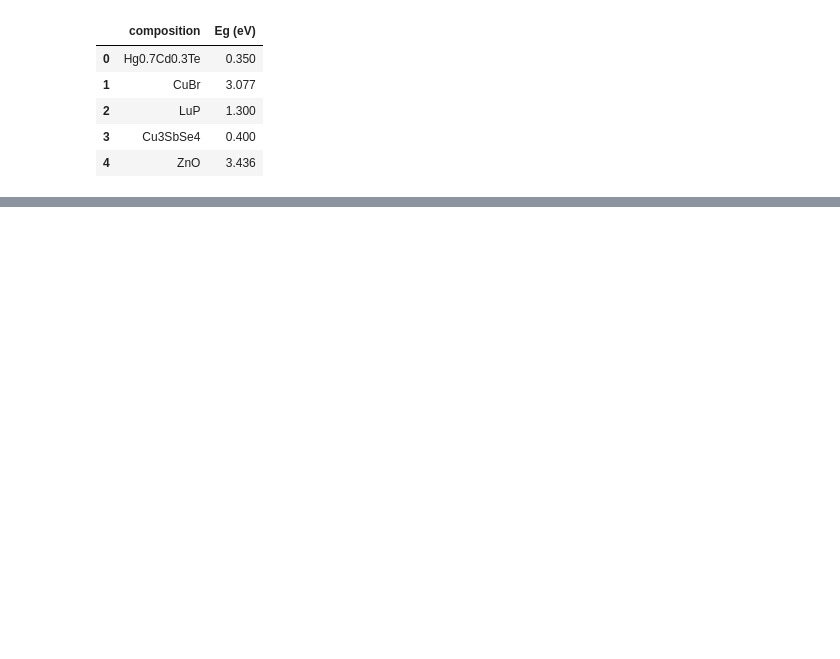
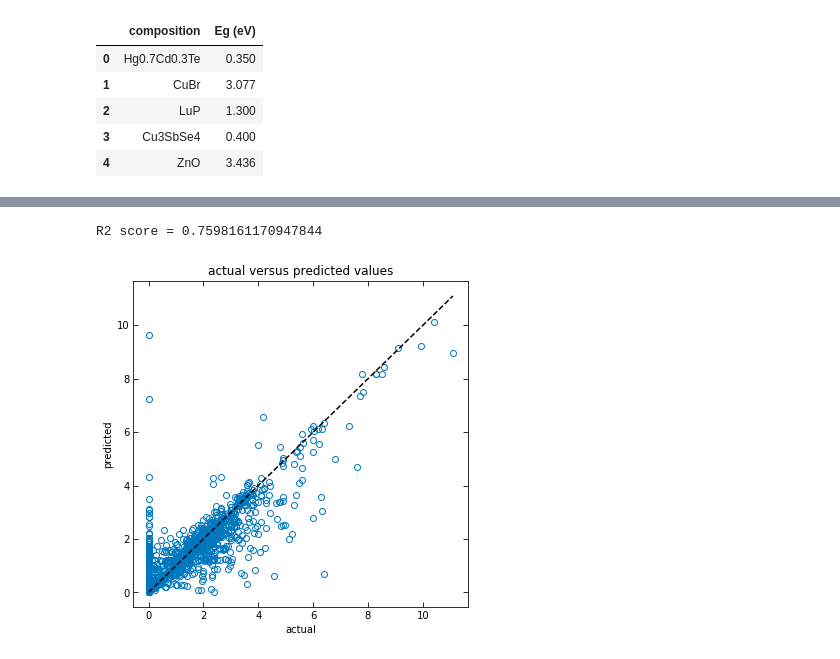
Before and after one commit to Kaaiian/UCSB_sklearn_workshop, a Jupyter notebook: band_gap_first_pass.ipynb, the cells around one changed output, grey strips where cells are left out. Drawn from its saved outputs; the diff is of its cells as text; code cells hidden in the pictures; blank space fills up the shorter version.

```diff
--- a/band_gap_first_pass.ipynb
+++ b/band_gap_first_pass.ipynb
@@ -53,0 +146,11 @@ df_test.columns = ['formula', 'target']
+# %%
+# Initialize a 'RandomForestRegressor" object.
+rf = RandomForestRegressor()
+# Call the fit function to perform the ML step
+rf.fit(X_train, y_train)
+y_pred = rf.predict(X_test)
+print('R2 score =', rf.score(X_test, y_test))
+utils.plot_act_vs_pred(y_test, y_pred)
+# %% [output]
+R2 score = 0.7598161170947844
+[figure, added]
```
Also changed, not shown: parts of 15 cells of this notebook, 37 other files.
